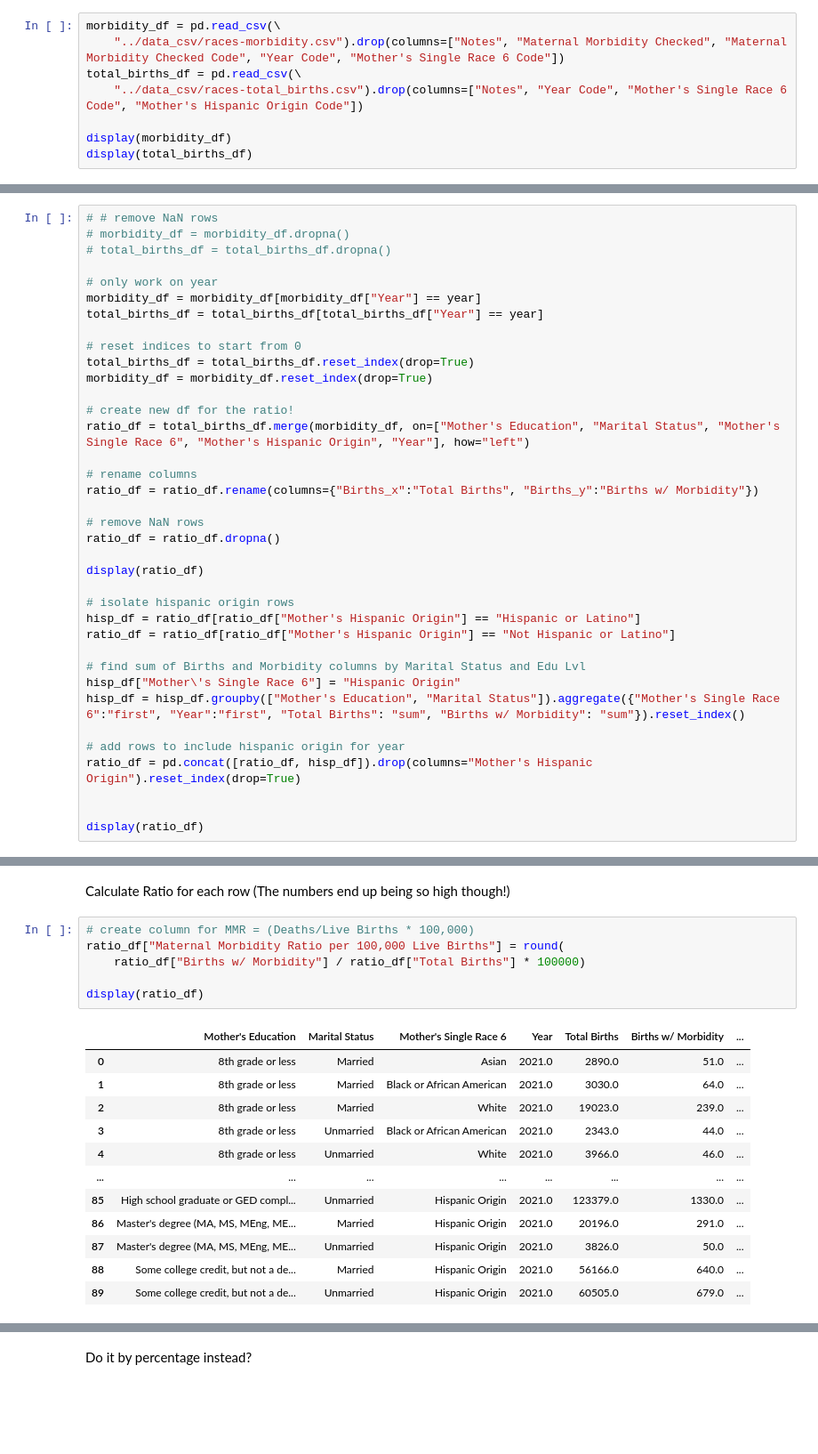
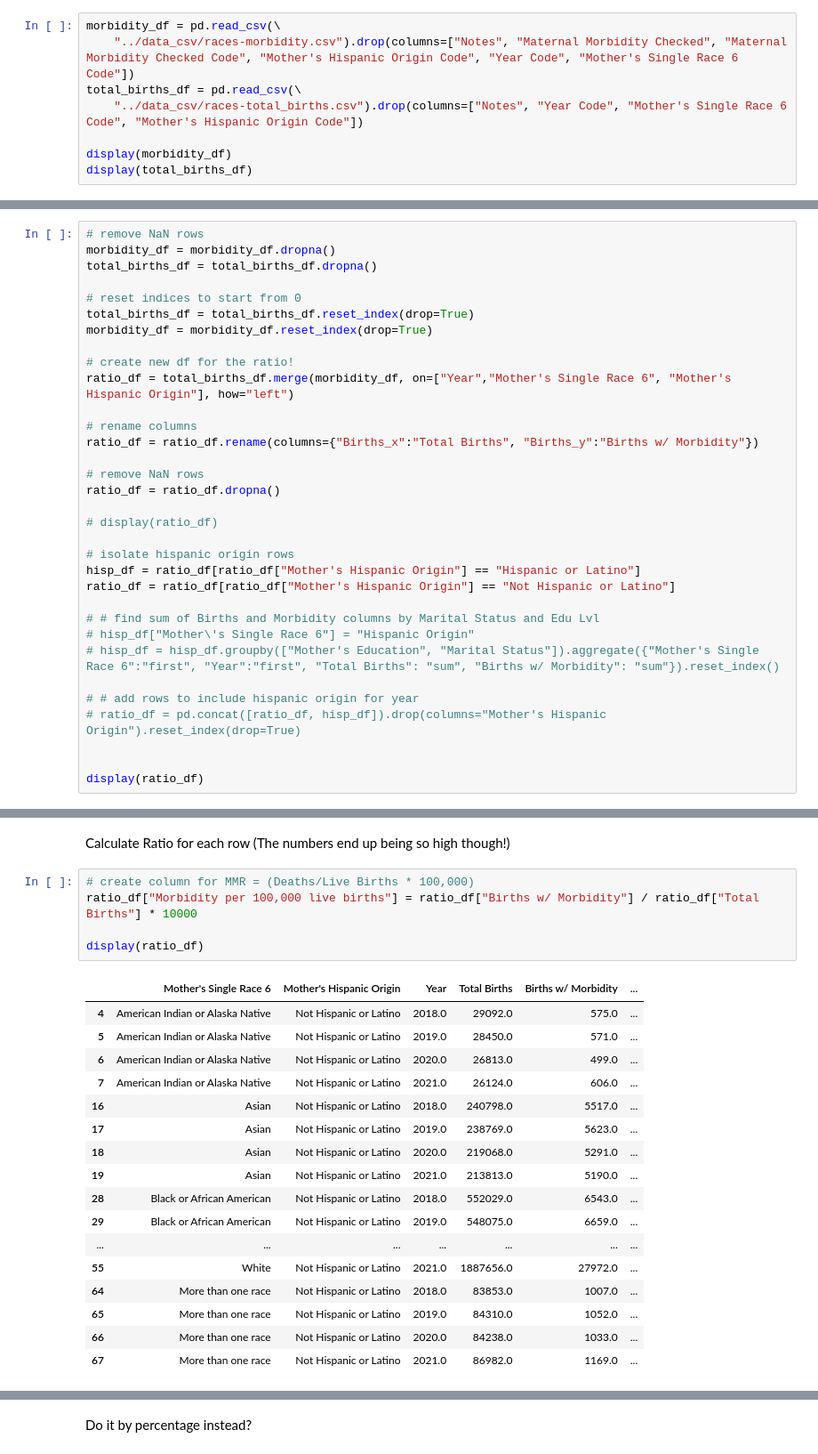
Before and after one commit to Abhijith-S-D/Pregnancy-Related_Complications_Mortality_in_US, a Jupyter notebook: mcheung_analysis_temp_folder/data_prep_code/morbidity_by_race.ipynb, the cells around one changed output, grey strips where cells are left out. Shown at 89% size. Saved outputs shown, nothing was run; the diff lists cells and outputs as text; blank space fills up the shorter version.

```diff
--- a/mcheung_analysis_temp_folder/data_prep_code/morbidity_by_race.ipynb
+++ b/mcheung_analysis_temp_folder/data_prep_code/morbidity_by_race.ipynb
@@ -19,7 +19,7 @@ year = 2021.0
 Load csv files into Pandas DataFrames
 # %%
 morbidity_df = pd.read_csv(\
-    "../data_csv/races-morbidity.csv").drop(columns=["Notes", "Maternal Morbidity Checked", "Maternal Morbidity Checked Code", "Year Code", "Mother's Single Race 6 Code"])
+    "../data_csv/races-morbidity.csv").drop(columns=["Notes", "Maternal Morbidity Checked", "Maternal Morbidity Checked Code", "Mother's Hispanic Origin Code", "Year Code", "Mother's Single Race 6 Code"])
 total_births_df = pd.read_csv(\
     "../data_csv/races-total_births.csv").drop(columns=["Notes", "Year Code", "Mother's Single Race 6 Code", "Mother's Hispanic Origin Code"])
 
@@ -30,20 +55,16 @@ KeyError: '["Mother\'s Education Code", \'Marital Status Code\'] not found in ax
 # %% [markdown]
 Clean up data
 # %%
-# # remove NaN rows
-# morbidity_df = morbidity_df.dropna()
-# total_births_df = total_births_df.dropna()
-
-# only work on year
-morbidity_df = morbidity_df[morbidity_df["Year"] == year]
-total_births_df = total_births_df[total_births_df["Year"] == year]
+# remove NaN rows
+morbidity_df = morbidity_df.dropna()
+total_births_df = total_births_df.dropna()
 
 # reset indices to start from 0
 total_births_df = total_births_df.reset_index(drop=True)
 morbidity_df = morbidity_df.reset_index(drop=True)
 
 # create new df for the ratio!
-ratio_df = total_births_df.merge(morbidity_df, on=["Mother's Education", "Marital Status", "Mother's Single Race 6", "Mother's Hispanic Origin", "Year"], how="left")
+ratio_df = total_births_df.merge(morbidity_df, on=["Year","Mother's Single Race 6", "Mother's Hispanic Origin"], how="left")
 
 # rename columns
 ratio_df = ratio_df.rename(columns={"Births_x":"Total Births", "Births_y":"Births w/ Morbidity"})
@@ -51,18 +72,18 @@ ratio_df = ratio_df.rename(columns={"Births_x":"Total Births", "Births_y":"Birth
 # remove NaN rows
 ratio_df = ratio_df.dropna()
 
-display(ratio_df)
+# display(ratio_df)
 
 # isolate hispanic origin rows
 hisp_df = ratio_df[ratio_df["Mother's Hispanic Origin"] == "Hispanic or Latino"]
 ratio_df = ratio_df[ratio_df["Mother's Hispanic Origin"] == "Not Hispanic or Latino"]
 
-# find sum of Births and Morbidity columns by Marital Status and Edu Lvl
-hisp_df["Mother\'s Single Race 6"] = "Hispanic Origin"
-hisp_df = hisp_df.groupby(["Mother's Education", "Marital Status"]).aggregate({"Mother's Single Race 6":"first", "Year":"first", "Total Births": "sum", "Births w/ Morbidity": "sum"}).reset_index()
+# # find sum of Births and Morbidity columns by Marital Status and Edu Lvl
+# hisp_df["Mother\'s Single Race 6"] = "Hispanic Origin"
+# hisp_df = hisp_df.groupby(["Mother's Education", "Marital Status"]).aggregate({"Mother's Single Race 6":"first", "Year":"first", "Total Births": "sum", "Births w/ Morbidity": "sum"}).reset_index()
 
-# add rows to include hispanic origin for year
-ratio_df = pd.concat([ratio_df, hisp_df]).drop(columns="Mother's Hispanic Origin").reset_index(drop=True)
+# # add rows to include hispanic origin for year
+# ratio_df = pd.concat([ratio_df, hisp_df]).drop(columns="Mother's Hispanic Origin").reset_index(drop=True)
 
 
 display(ratio_df)
@@ -97,20 +109,24 @@ display(ratio_df)
 Calculate Ratio for each row (The numbers end up being so high though!)
 # %%
 # create column for MMR = (Deaths/Live Births * 100,000)
-ratio_df["Maternal Morbidity Ratio per 100,000 Live Births"] = round(
-    ratio_df["Births w/ Morbidity"] / ratio_df["Total Births"] * 100000)
+ratio_df["Morbidity per 100,000 live births"] = ratio_df["Births w/ Morbidity"] / ratio_df["Total Births"] * 10000
 
 display(ratio_df)
 # %% [output]
-|  | Mother's Education | Marital Status | Mother's Single Race 6 | Year | Total Births | Births w/ Morbidity | ... |
-| 0 | 8th grade or less | Married | Asian | 2021.0 | 2890.0 | 51.0 | ... |
-| 1 | 8th grade or less | Married | Black or African American | 2021.0 | 3030.0 | 64.0 | ... |
-| 2 | 8th grade or less | Married | White | 2021.0 | 19023.0 | 239.0 | ... |
-| 3 | 8th grade or less | Unmarried | Black or African American | 2021.0 | 2343.0 | 44.0 | ... |
-| 4 | 8th grade or less | Unmarried | White | 2021.0 | 3966.0 | 46.0 | ... |
-| ... | ... | ... | ... | ... | ... | ... | ... |
-| 85 | High school graduate or GED compl... | Unmarried | Hispanic Origin | 2021.0 | 123379.0 | 1330.0 | ... |
-| 86 | Master's degree (MA, MS, MEng, ME... | Married | Hispanic Origin | 2021.0 | 20196.0 | 291.0 | ... |
-| 87 | Master's degree (MA, MS, MEng, ME... | Unmarried | Hispanic Origin | 2021.0 | 3826.0 | 50.0 | ... |
-| 88 | Some college credit, but not a de... | Married | Hispanic Origin | 2021.0 | 56166.0 | 640.0 | ... |
-| 89 | Some college credit, but not a de... | Unmarried | Hispanic Origin | 2021.0 | 60505.0 | 679.0 | ... |
+|  | Mother's Single Race 6 | Mother's Hispanic Origin | Year | Total Births | Births w/ Morbidity | ... |
+| 4 | American Indian or Alaska Native | Not Hispanic or Latino | 2018.0 | 29092.0 | 575.0 | ... |
+| 5 | American Indian or Alaska Native | Not Hispanic or Latino | 2019.0 | 28450.0 | 571.0 | ... |
+| 6 | American Indian or Alaska Native | Not Hispanic or Latino | 2020.0 | 26813.0 | 499.0 | ... |
+| 7 | American Indian or Alaska Native | Not Hispanic or Latino | 2021.0 | 26124.0 | 606.0 | ... |
+| 16 | Asian | Not Hispanic or Latino | 2018.0 | 240798.0 | 5517.0 | ... |
+| 17 | Asian | Not Hispanic or Latino | 2019.0 | 238769.0 | 5623.0 | ... |
+| 18 | Asian | Not Hispanic or Latino | 2020.0 | 219068.0 | 5291.0 | ... |
+| 19 | Asian | Not Hispanic or Latino | 2021.0 | 213813.0 | 5190.0 | ... |
+| 28 | Black or African American | Not Hispanic or Latino | 2018.0 | 552029.0 | 6543.0 | ... |
+| 29 | Black or African American | Not Hispanic or Latino | 2019.0 | 548075.0 | 6659.0 | ... |
+| ... | ... | ... | ... | ... | ... | ... |
+| 55 | White | Not Hispanic or Latino | 2021.0 | 1887656.0 | 27972.0 | ... |
+| 64 | More than one race | Not Hispanic or Latino | 2018.0 | 83853.0 | 1007.0 | ... |
+| 65 | More than one race | Not Hispanic or Latino | 2019.0 | 84310.0 | 1052.0 | ... |
+| 66 | More than one race | Not Hispanic or Latino | 2020.0 | 84238.0 | 1033.0 | ... |
+| 67 | More than one race | Not Hispanic or Latino | 2021.0 | 86982.0 | 1169.0 | ... |
```
Also changed, not shown: parts of 3 cells of this notebook, 15 other files.
